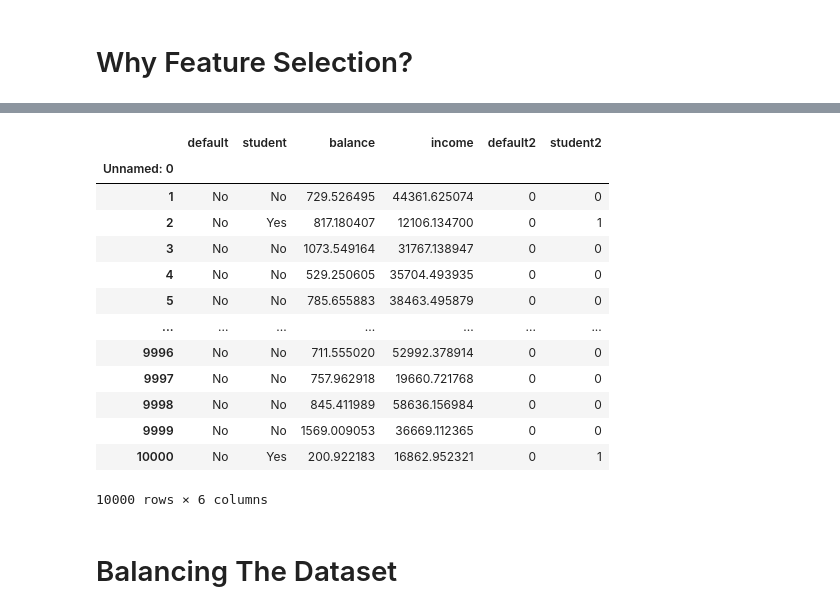
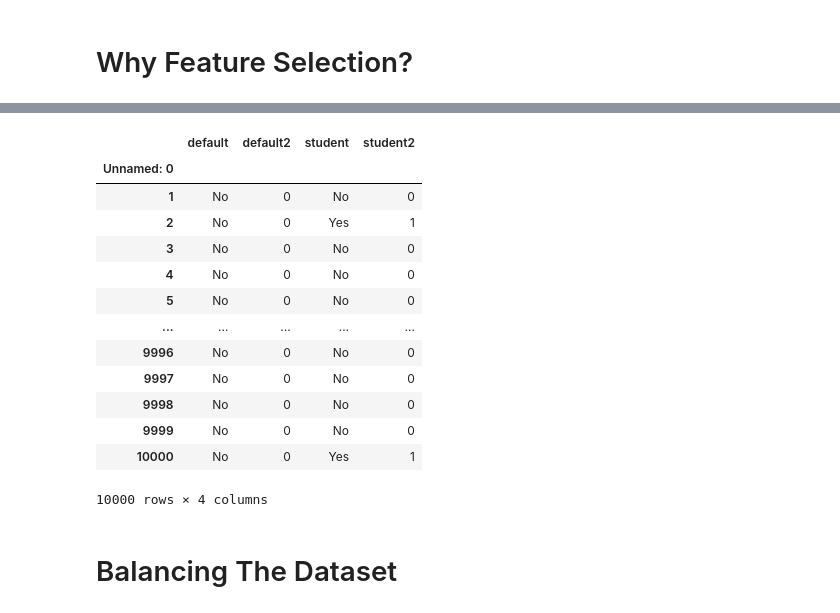
Before and after one commit to vincenzorrei/EDU-FeatureSelection, a Jupyter notebook: main.ipynb, the cells around one changed output, grey strips where cells are left out. Saved outputs shown, nothing was run; the diff lists cells and outputs as text; code cells hidden in the pictures.

```diff
--- a/main.ipynb
+++ b/main.ipynb
@@ -41,23 +35,23 @@ df
 # %%
-df.set_index('Unnamed: 0', inplace=True)
+# df.set_index('Unnamed: 0', inplace=True)
 df['default2'] = df.default.factorize()[0]
 df['student2'] = df.student.factorize()[0]
-df
+df[['default','default2','student','student2']]
 # %% [output]
-|  | default | student | balance | income | default2 | student2 |
-| Unnamed: 0 |  |  |  |  |  |  |
-| 1 | No | No | 729.526495 | 44361.625074 | 0 | 0 |
-| 2 | No | Yes | 817.180407 | 12106.134700 | 0 | 1 |
-| 3 | No | No | 1073.549164 | 31767.138947 | 0 | 0 |
-| 4 | No | No | 529.250605 | 35704.493935 | 0 | 0 |
-| 5 | No | No | 785.655883 | 38463.495879 | 0 | 0 |
-| ... | ... | ... | ... | ... | ... | ... |
-| 9996 | No | No | 711.555020 | 52992.378914 | 0 | 0 |
-| 9997 | No | No | 757.962918 | 19660.721768 | 0 | 0 |
-| 9998 | No | No | 845.411989 | 58636.156984 | 0 | 0 |
-| 9999 | No | No | 1569.009053 | 36669.112365 | 0 | 0 |
-| 10000 | No | Yes | 200.922183 | 16862.952321 | 0 | 1 |
+|  | default | default2 | student | student2 |
+| Unnamed: 0 |  |  |  |  |
+| 1 | No | 0 | No | 0 |
+| 2 | No | 0 | Yes | 1 |
+| 3 | No | 0 | No | 0 |
+| 4 | No | 0 | No | 0 |
+| 5 | No | 0 | No | 0 |
+| ... | ... | ... | ... | ... |
+| 9996 | No | 0 | No | 0 |
+| 9997 | No | 0 | No | 0 |
+| 9998 | No | 0 | No | 0 |
+| 9999 | No | 0 | No | 0 |
+| 10000 | No | 0 | Yes | 1 |
-10000 rows × 6 columns
+10000 rows × 4 columns
 # %% [markdown]
 # Balancing The Dataset
 # %%
```
Also changed, not shown: parts of 6 cells of this notebook.
